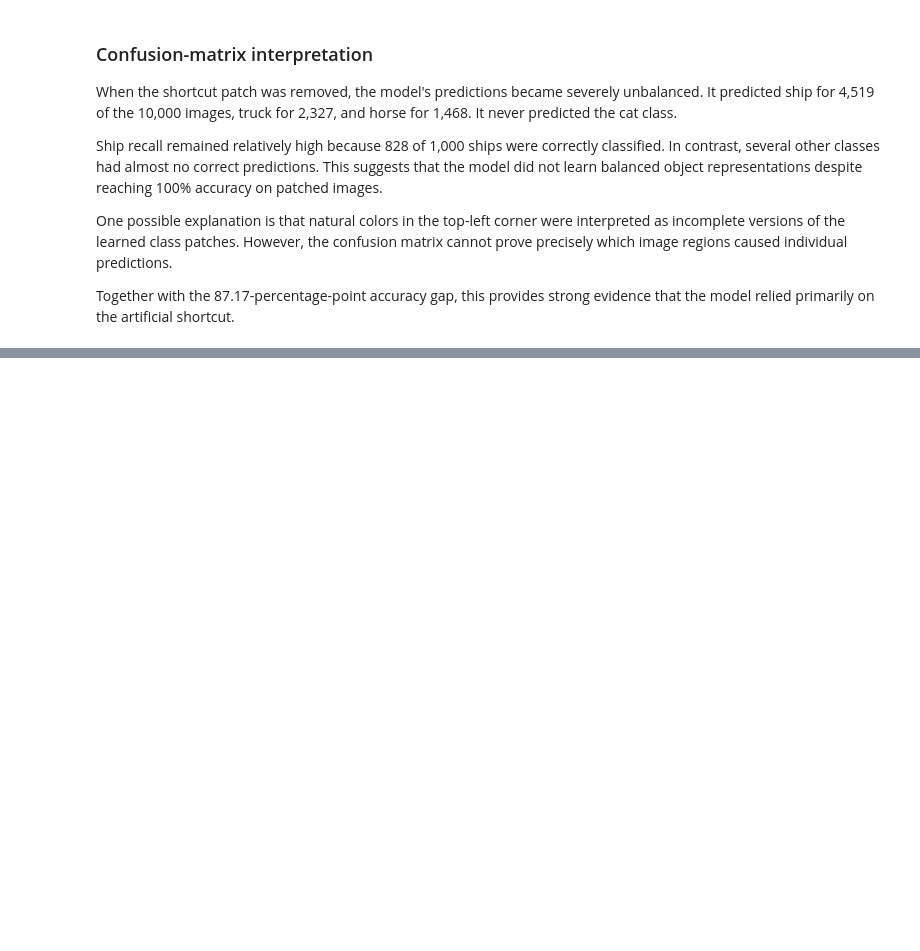
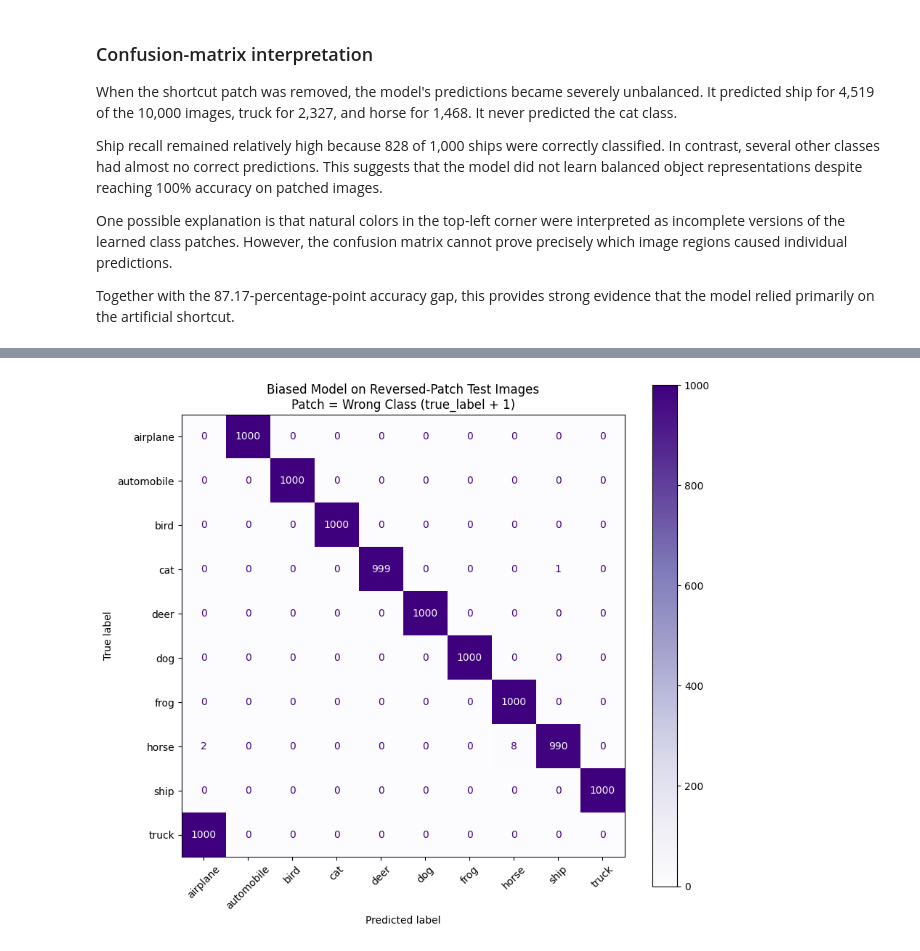
Before and after one commit to m4444sa/alexnet-study, a Jupyter notebook: notebooks/shortcut_bias_experiment.ipynb, the cells around one changed output, grey strips where cells are left out. Drawn from its saved outputs; the diff is of its cells as text; code cells hidden in the pictures; blank space fills up the shorter version.

```diff
--- a/notebooks/shortcut_bias_experiment.ipynb
+++ b/notebooks/shortcut_bias_experiment.ipynb
@@ -937,0 +974,14 @@ display(clean_class_metrics.round(4))
+# %%
+reversed_test_dataset = ReversedPatchedDataset(
+    test_dataset,
+    patch_size=5
+)
+
+reversed_test_loader = DataLoader(
+    reversed_test_dataset,
+    batch_size=64,
+    shuffle=False,
+    num_workers=0
+)
+
+print("Reversed test images:", len(reversed_test_dataset))
@@ -937,0 +1047,40 @@ display(clean_class_metrics.round(4))
+# %%
+from sklearn.metrics import ConfusionMatrixDisplay
+
+reversed_actual_labels = []
+reversed_predicted_labels = []
+
+biased_evaluation_model.eval()
+
+with torch.no_grad():
+    for images, labels in reversed_test_loader:
+        images = images.to(device)
+
+        outputs = biased_evaluation_model(images)
+        predictions = outputs.argmax(dim=1)
+
+        reversed_actual_labels.extend(labels.tolist())
+        reversed_predicted_labels.extend(predictions.cpu().tolist())
+
+fig, ax = plt.subplots(figsize=(9, 8))
+
+ConfusionMatrixDisplay.from_predictions(
+    reversed_actual_labels,
+    reversed_predicted_labels,
+    labels=list(range(10)),
+    display_labels=test_dataset.classes,
+    cmap="Purples",
+    values_format="d",
+    xticks_rotation=45,
+    ax=ax
+)
+
+ax.set_title(
+    "Biased Model on Reversed-Patch Test Images\n"
+    "Patch = Wrong Class (true_label + 1)"
+)
+
+fig.tight_layout()
+plt.show()
+# %% [output]
+[figure, added]
```
Also changed, not shown: parts of 13 cells of this notebook.
